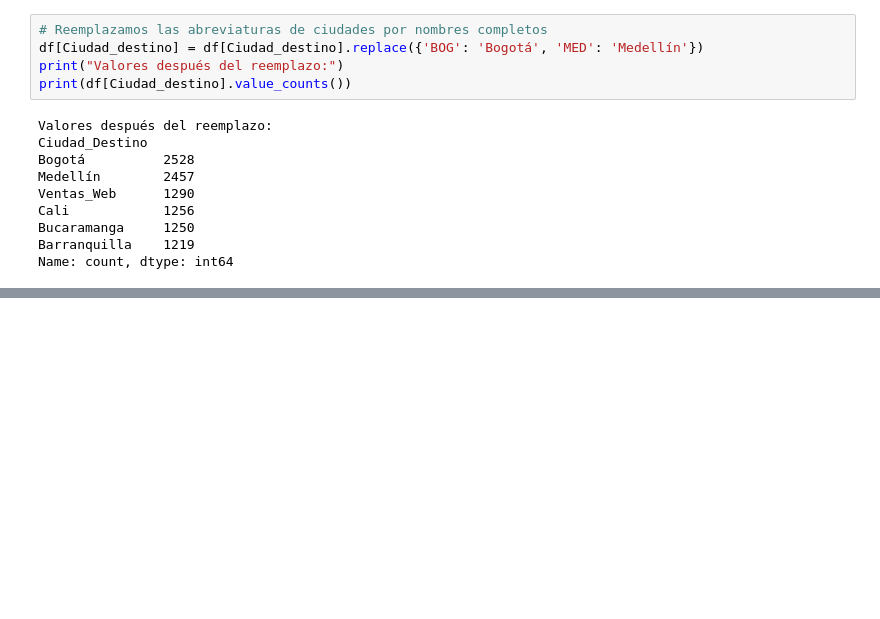
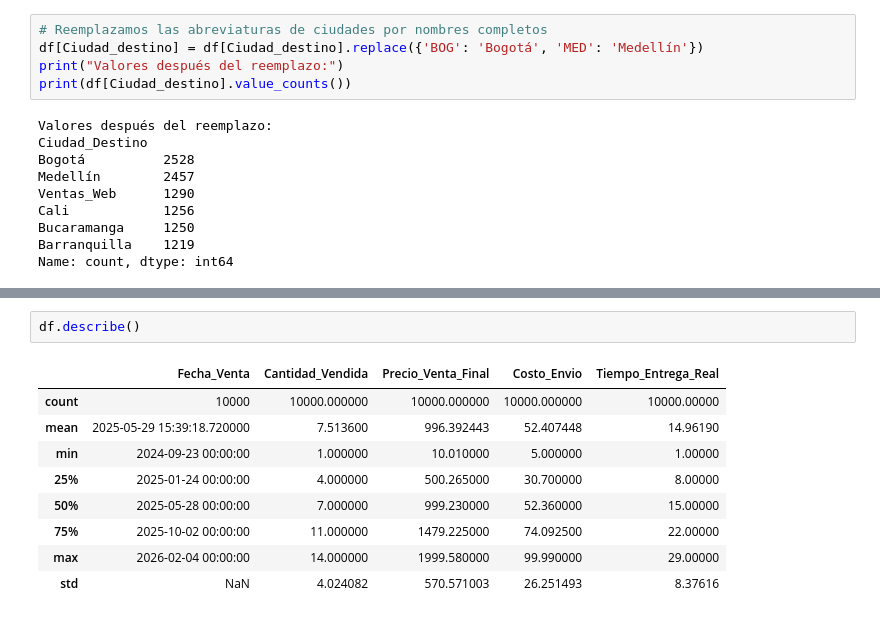
Before and after one commit to Jvelasquez980/validacion-casos-prueba, a Jupyter notebook: revision_transaccion.ipynb, the cells around one changed output, grey strips where cells are left out. Saved outputs shown, nothing was run; the diff lists cells and outputs as text; blank space fills up the shorter version.

```diff
--- a/revision_transaccion.ipynb
+++ b/revision_transaccion.ipynb
@@ -146,0 +320,12 @@ Name: count, dtype: int64
+# %%
+df.describe()
+# %% [output]
+|  | Fecha_Venta | Cantidad_Vendida | Precio_Venta_Final | Costo_Envio | Tiempo_Entrega_Real |
+| count | 10000 | 10000.000000 | 10000.000000 | 10000.000000 | 10000.00000 |
+| mean | 2025-05-29 15:39:18.720000 | 7.513600 | 996.392443 | 52.407448 | 14.96190 |
+| min | 2024-09-23 00:00:00 | 1.000000 | 10.010000 | 5.000000 | 1.00000 |
+| 25% | 2025-01-24 00:00:00 | 4.000000 | 500.265000 | 30.700000 | 8.00000 |
+| 50% | 2025-05-28 00:00:00 | 7.000000 | 999.230000 | 52.360000 | 15.00000 |
+| 75% | 2025-10-02 00:00:00 | 11.000000 | 1479.225000 | 74.092500 | 22.00000 |
+| max | 2026-02-04 00:00:00 | 14.000000 | 1999.580000 | 99.990000 | 29.00000 |
+| std | NaN | 4.024082 | 570.571003 | 26.251493 | 8.37616 |
```
Also changed, not shown: parts of 32 cells of this notebook, 1 other file.
